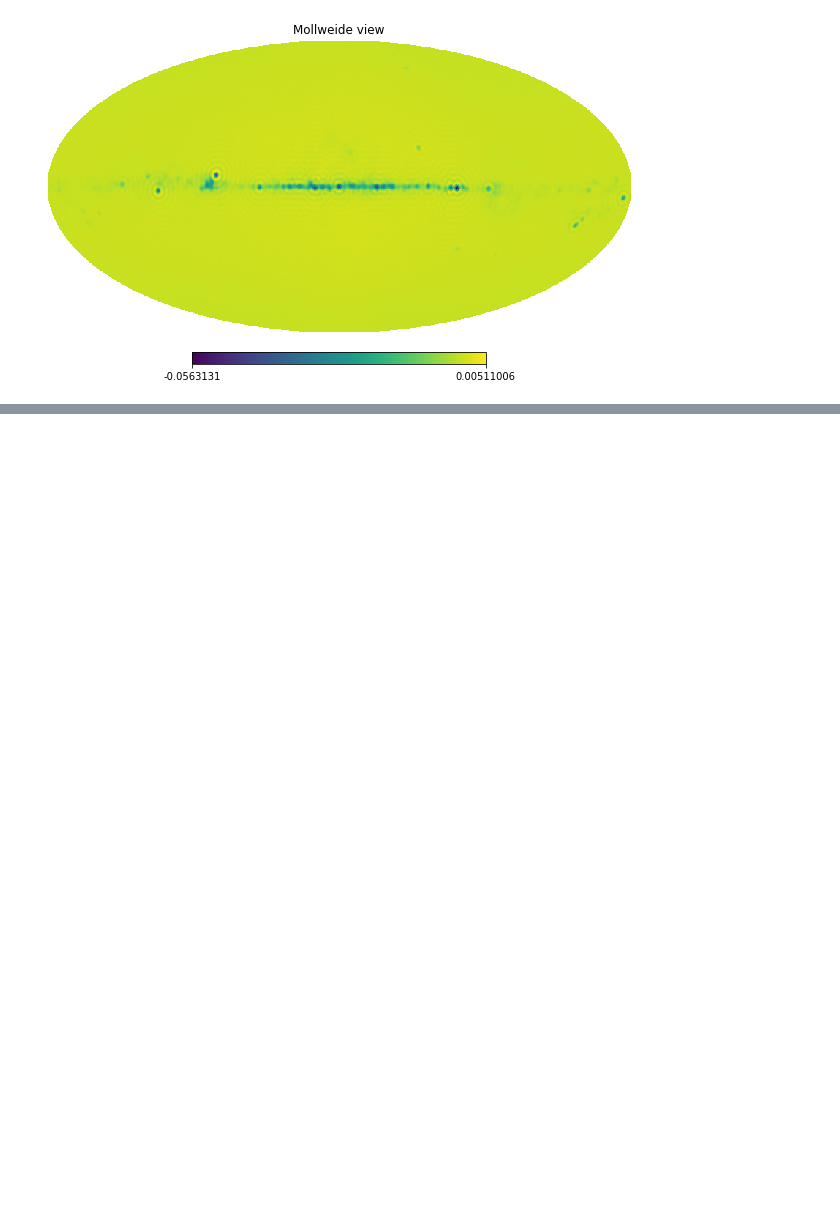
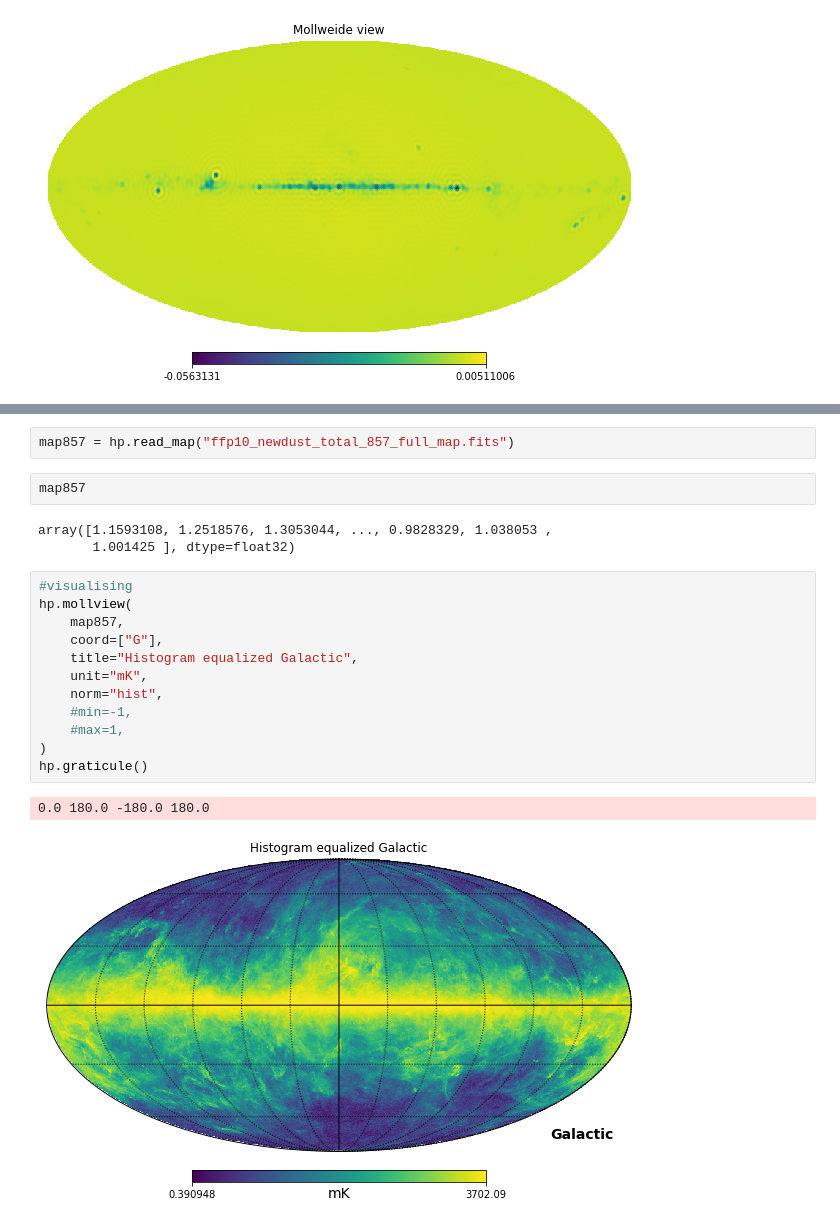
Before and after one commit to Fondzenyuy/SURP-2022-Astro, a Jupyter notebook: Wavelet_Analysis_(Practice).ipynb, the cells around one changed output, grey strips where cells are left out. Cells and saved outputs as stored; diff of their text form; blank space fills up the shorter version.

```diff
--- a/Wavelet_Analysis_(Practice).ipynb
+++ b/Wavelet_Analysis_(Practice).ipynb
@@ -228,0 +243,22 @@ plt.show()
+# %%
+map857 = hp.read_map("ffp10_newdust_total_857_full_map.fits")
+# %%
+map857
+# %% [output]
+array([1.1593108, 1.2518576, 1.3053044, ..., 0.9828329, 1.038053 ,
+       1.001425 ], dtype=float32)
+# %%
+#visualising
+hp.mollview(
+    map857,
+    coord=["G"],
+    title="Histogram equalized Galactic",
+    unit="mK",
+    norm="hist",
+    #min=-1,
+    #max=1,
+)
+hp.graticule()
+# %% [output]
+0.0 180.0 -180.0 180.0
+[figure, added]
```
Also changed, not shown: parts of 18 cells of this notebook.
